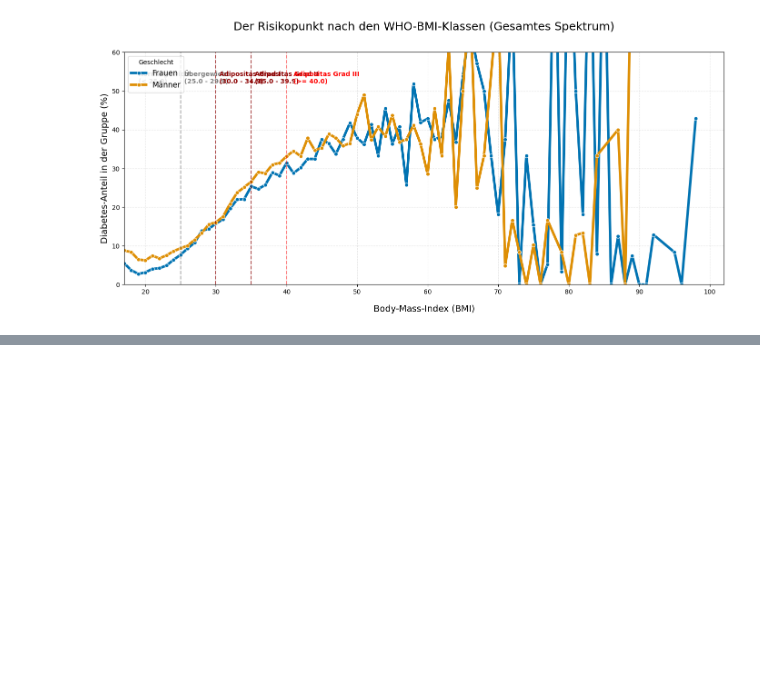
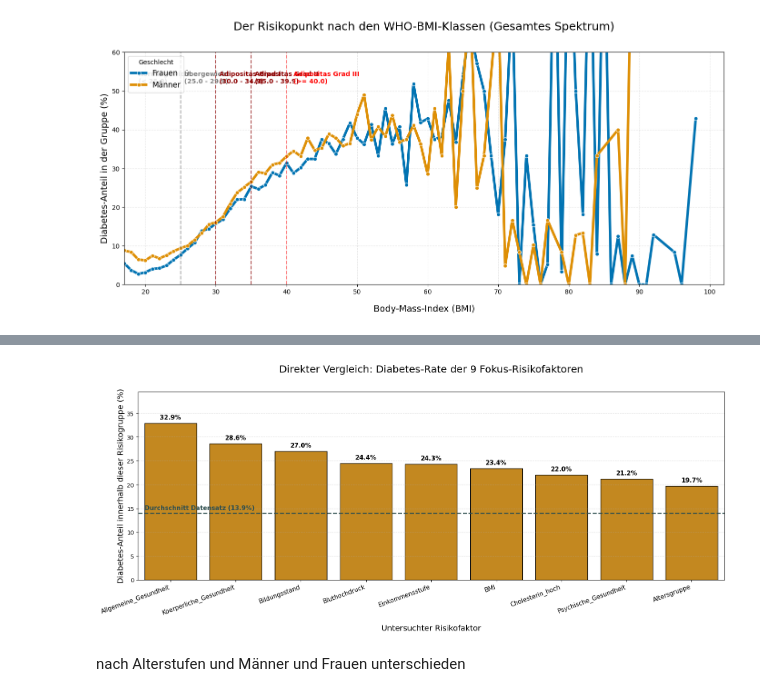
Before and after one commit to StackKer5000/Diabetes_Analysis, a Jupyter notebook: diabetes_v01.ipynb, the cells around one changed output, grey strips where cells are left out. Drawn from its saved outputs; the diff is of its cells as text; code cells hidden in the pictures; blank space fills up the shorter version.

Commit message:
005_nach_alles_alter_chol_bluth_202605026

```diff
--- a/diabetes_v01.ipynb
+++ b/diabetes_v01.ipynb
@@ -1088,0 +1160,67 @@ danach die anderen Risikofaktoren....
+# %%
+# Grafik "Direkter Vergleich: Diabetes-Rate der 9 Fokus-Risikofaktoren",
+# Übersicht
+
+# Plot-Größe festlegen
+plt.figure(figsize=(16, 7))
+
+# Orange aus der colorblind Palette
+colorblind_orange = sns.color_palette("colorblind")[1]
+
+# Balkendiagramm erstellen
+ax = sns.barplot(
+    data=faktoren_data_10,
+    x="Risikofaktor",
+    y="Diabetes_Rate",
+    color=colorblind_orange,
+    edgecolor="black",
+)
+
+# Durchschnitt aller Befragten als graue Linie einzeichnen
+plt.axhline(y=baseline_rate, color="darkslategray", linestyle="--", linewidth=2)
+plt.text(
+    -0.4,
+    baseline_rate + 0.8,
+    f"Durchschnitt Datensatz ({baseline_rate:.1f}%)",
+    color="darkslategray", #"black","gray"
+    fontsize=11,
+    fontweight="bold",
+)
+
+# Styling für PowerPoint (Erweiterte Ränder, damit nichts abschneidet)
+plt.title(
+    "Direkter Vergleich: Diabetes-Rate der 9 Fokus-Risikofaktoren",
+    fontsize=18,
+    pad=35,
+)
+plt.xlabel("Untersuchter Risikofaktor", fontsize=14, labelpad=15)
+plt.ylabel("Diabetes-Anteil innerhalb dieser Risikogruppe (%)", fontsize=14)
+
+# X-Achsen Beschriftung leicht ankippen
+plt.xticks(rotation=20, ha="right", fontsize=11)
+
+# Y-Limit erweitern, damit die Zahlen über den Balken Platz haben
+plt.ylim(0, faktoren_data_10["Diabetes_Rate"].max() * 1.2)
+plt.grid(axis="y", linestyle="--", alpha=0.4)
+
+# Prozentzahlen automatisch über die Balken schreiben
+for container in ax.containers:
+    ax.bar_label(
+        container,
+        fmt="%.1f%%",
+        label_type="edge",
+        padding=5,
+        color="black",
+        fontweight="bold",
+        fontsize=11,
+    )
+
+# Rand-Korrektur für den PowerPoint-Export
+plt.tight_layout()
+plt.subplots_adjust(top=0.85, bottom=0.18)
+
+plt.show()
+# %% [output]
+[figure, added]
+# %% [markdown]
+nach Alterstufen und Männer und Frauen unterschieden
```
Also changed, not shown: parts of 9 cells of this notebook.
